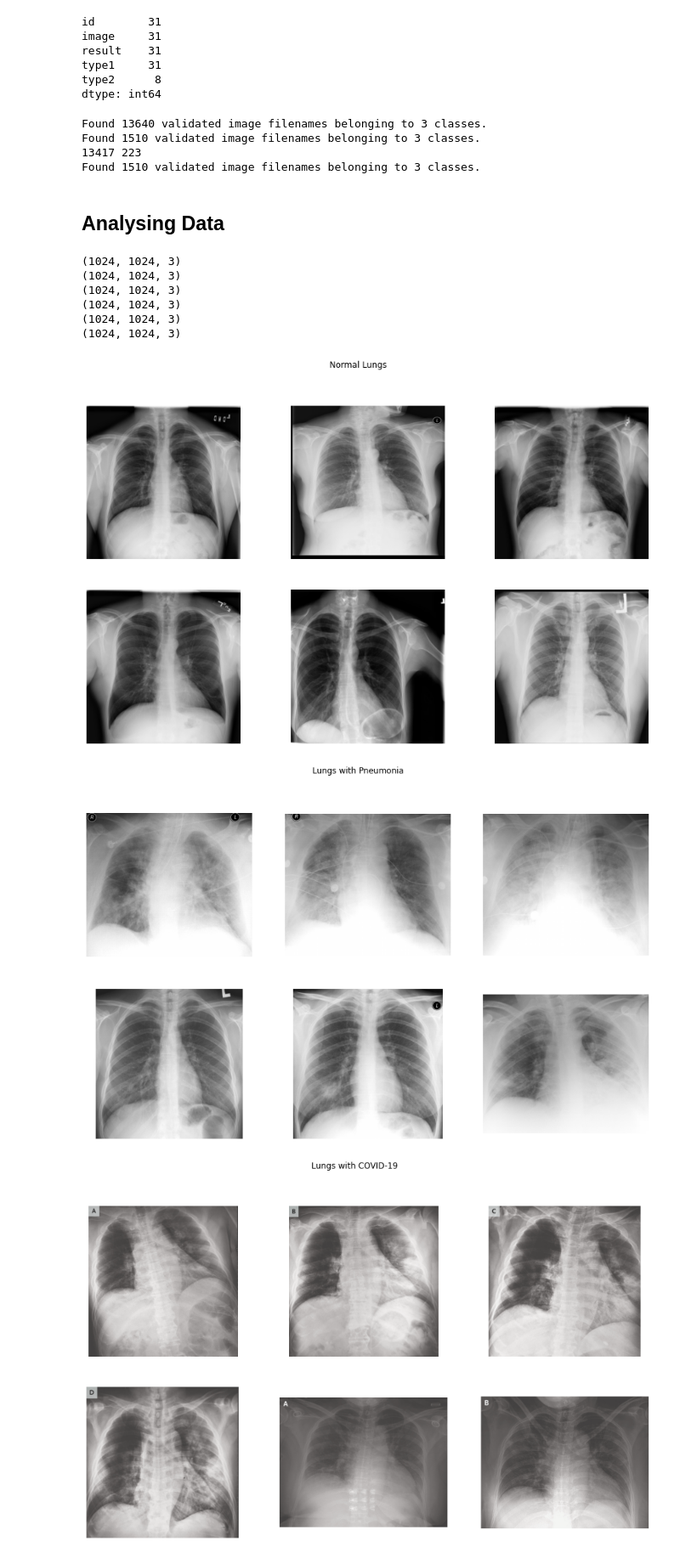
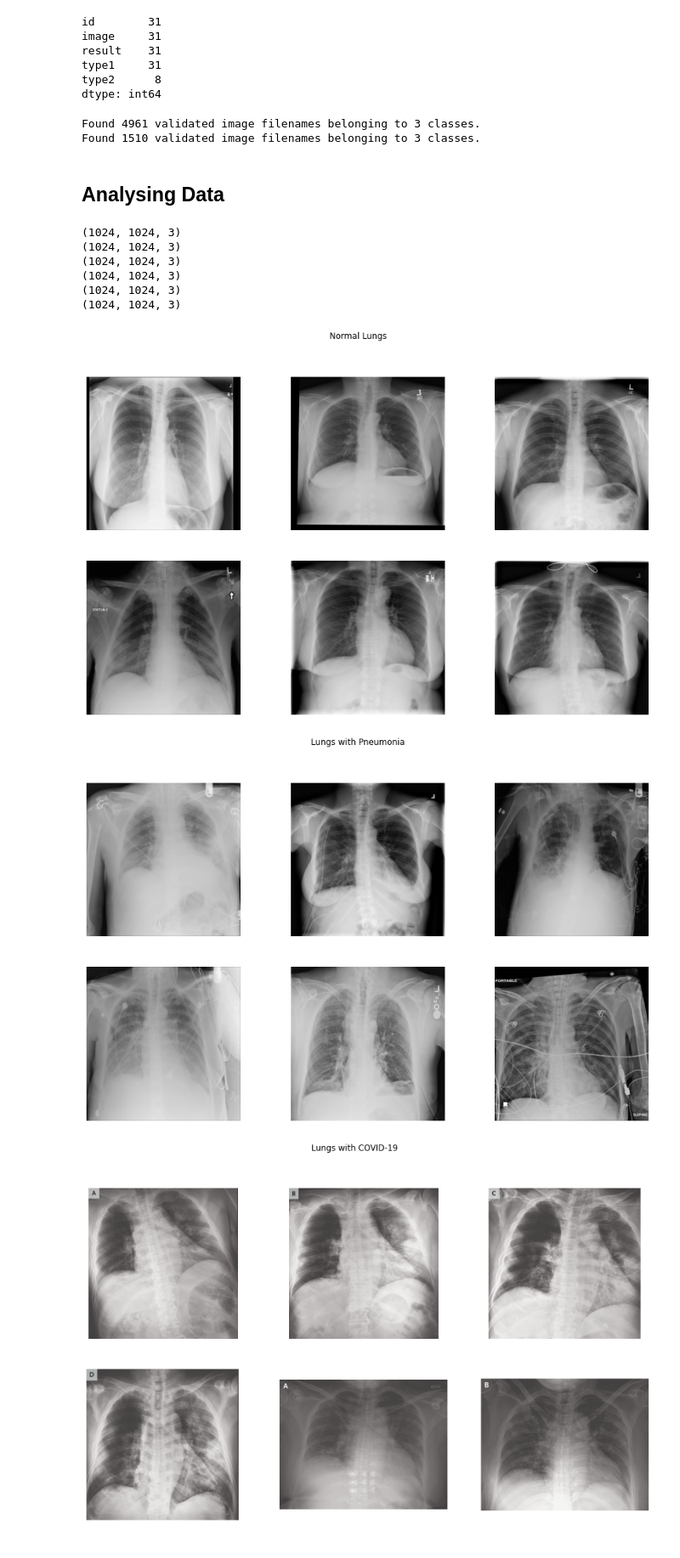
Before and after one commit to pimonteiro/Covid-19-Detector, a Jupyter notebook: models/XCeption/Covid_19_XCeption.ipynb, the cells around one changed output. Shown at 85% size. Cells and saved outputs as stored; diff of their text form; code cells hidden in the pictures.

```diff
--- a/models/XCeption/Covid_19_XCeption.ipynb
+++ b/models/XCeption/Covid_19_XCeption.ipynb
@@ -253,12 +54,13 @@ import numpy as np
 
 np.random.seed(7)
 
-train_data = pd.read_csv('drive/My Drive/train_split_v3.txt', header=None, sep=' ', names=['id','image', 'result', 'type1', 'type2'])
+train_data = pd.read_csv('drive/My Drive/filesAAII/train_split_v3_augmented.csv', sep=',', index_col=0)
 print(train_data.head())
 
 
-test_data = pd.read_csv('drive/My Drive/test_split_v3.txt', header=None, sep=' ', names=['id','image', 'result', 'type1', 'type2'])
+test_data = pd.read_csv('drive/My Drive/filesAAII/test_split_v3.txt', header=None, sep=' ', names=['id','image', 'result', 'type1', 'type2'])
 test_data.head(1)
+
 
 image_height = 299
 image_width = 299
@@ -297,10 +102,7 @@ from keras.preprocessing.image import ImageDataGenerator
 batch_size = 32 #10
 
 train_generator = ImageDataGenerator(
-    rescale=1/255,
-    rotation_range=15,
-    shear_range=0.2,
-    zoom_range=0.2
+    rescale=1/255
 )
 
 test_generator = ImageDataGenerator(
@@ -310,7 +112,7 @@ test_generator = ImageDataGenerator(
 train_set = train_generator.flow_from_dataframe(
     dataframe=train_data,
     x_col='image',
-    directory="data/train/",
+    directory="train/",
     y_col='result',
     shuffle=True,
     target_size=(image_width, image_height),
@@ -321,40 +123,16 @@ train_set = train_generator.flow_from_dataframe(
 test_set = test_generator.flow_from_dataframe(
     dataframe=test_data,
     x_col='image',
-    directory="data/test/",
+    directory="test/",
     y_col='result',
     shuffle=False,
     target_size=(image_width, image_height),
     batch_size = batch_size,
     class_mode='categorical'
 )
-
-
-covid_balancer_generator = BalanceCovidDataset(
-        data_dir="data",
-        csv_file="drive/My Drive/train_split_v3.txt",
-        batch_size=32,
-        input_shape=(224, 224),
-        covid_percent=0.3,
-        class_weights=[1., 1., 6],
-        top_percent=0.08
-)
-
-test_set_balancer = test_generator.flow_from_dataframe(
-    dataframe=test_data,
-    x_col='image',
-    directory="data/test/",
-    y_col='result',
-    shuffle=False,
-    target_size=(224, 224),
-    batch_size = 32,
-    class_mode='categorical'
-)
 # %% [output]
-Found 13640 validated image filenames belonging to 3 classes.
+Found 4961 validated image filenames belonging to 3 classes.
 Found 1510 validated image filenames belonging to 3 classes.
-13417 223
-Found 1510 validated image filenames belonging to 3 classes.
 # %% [markdown]
 ## Analysing Data
 # %%
@@ -367,7 +145,7 @@ f,ax = plt.subplots(2,3,figsize=(15,9))
 samples_normal = train_data[train_data['result'] == 'normal']['image']
 
 for i in range(0,6):
-  im = cv2.imread('data/train/' + samples_normal.iloc[i])
+  im = cv2.imread('train/' + samples_normal.iloc[i])
   print(im.shape)
   ax[i//3,i%3].imshow(im)
   ax[i//3,i%3].axis('off')
@@ -380,19 +158,19 @@ plt.show()
 (1024, 1024, 3)
 (1024, 1024, 3)
 (1024, 1024, 3)
-[figure, old version]
+[figure, new version]
 # %%
 f,ax = plt.subplots(2,3,figsize=(15,9))
 samples_normal = train_data[train_data['result'] == 'pneumonia']['image']
 
 for i in range(0,6):
-  im = cv2.imread('data/train/' + samples_normal.iloc[i])
+  im = cv2.imread('train/' + samples_normal.iloc[i])
   ax[i//3,i%3].imshow(im)
   ax[i//3,i%3].axis('off')
 f.suptitle('Lungs with Pneumonia')
 plt.show()
 # %% [output]
-[figure, old version]
+[figure, new version]
 # %%
 f,ax = plt.subplots(2,3,figsize=(15,9))
 samples_normal = train_data[train_data['result'] == 'COVID-19']['image']
```
Also changed, not shown: parts of 33 cells of this notebook, 17 other files.
